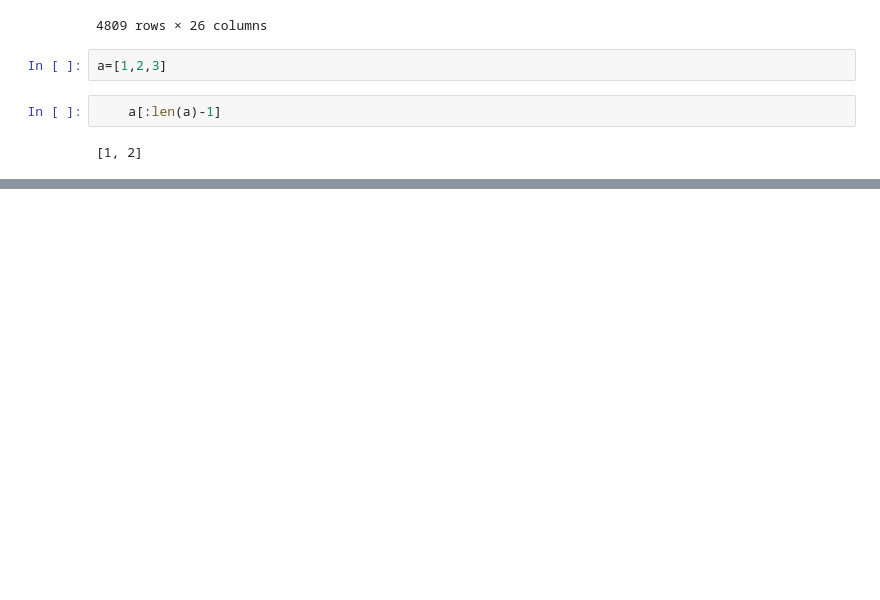
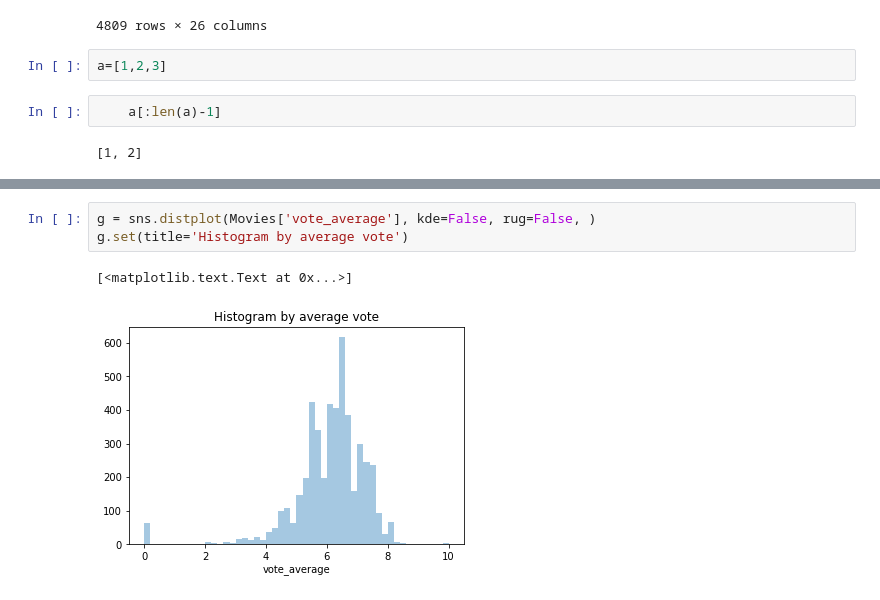
Before and after one commit to MilicaNovak/FinalProjectNTDS2017, a Jupyter notebook: resources/notebooks/DataAccess.ipynb, the cells around one changed output, grey strips where cells are left out. Cells and saved outputs as stored; diff of their text form; blank space fills up the shorter version.

```diff
--- a/resources/notebooks/DataAccess.ipynb
+++ b/resources/notebooks/DataAccess.ipynb
@@ -47,0 +75,6 @@ a=[1,2,3]
+# %%
+g = sns.distplot(Movies['vote_average'], kde=False, rug=False, )
+g.set(title='Histogram by average vote')
+# %% [output]
+[<matplotlib.text.Text at 0x...>]
+[figure, added]
```
Also changed, not shown: parts of 8 cells of this notebook, 2 other files.
